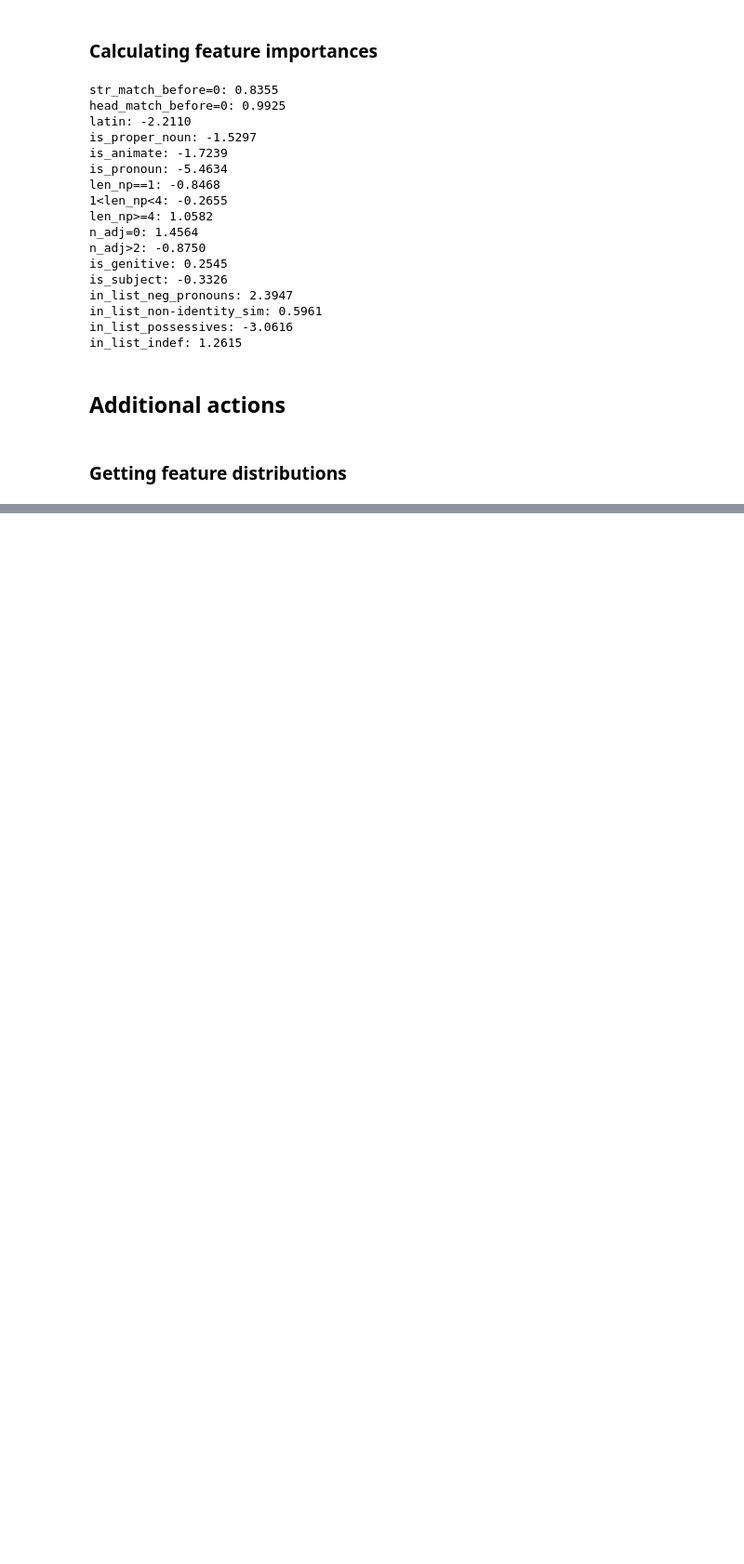
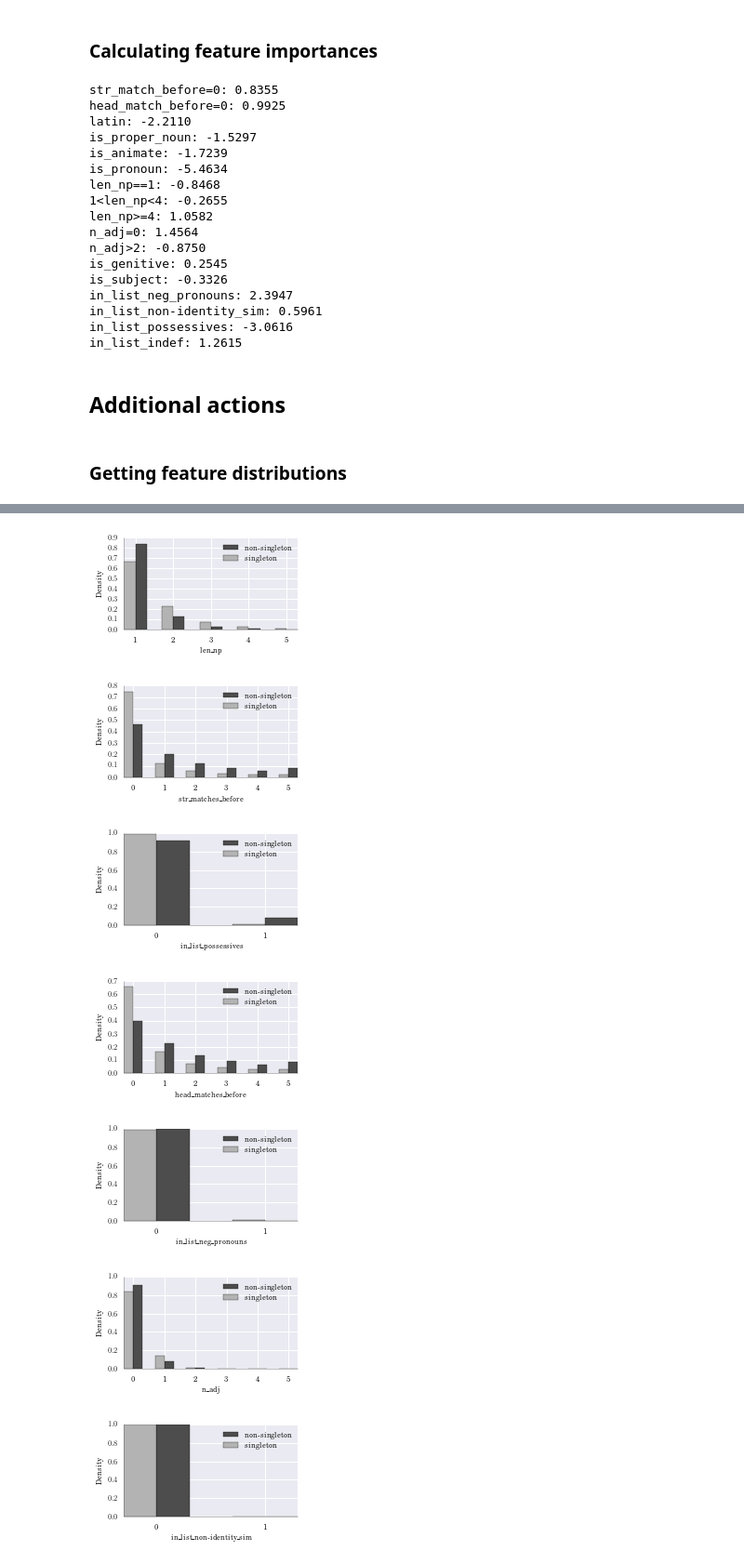
Before and after one commit to max-ionov/rucoref, a Jupyter notebook: notebooks/singletons.ipynb, the cells around one changed output, grey strips where cells are left out. Shown at 93% size. Drawn from its saved outputs; the diff is of its cells as text; code cells hidden in the pictures; blank space fills up the shorter version.

Commit message:
singletons experiment notebook fixed

```diff
--- a/notebooks/singletons.ipynb
+++ b/notebooks/singletons.ipynb
@@ -437,7 +449,7 @@ for i, item in enumerate(singleton_clf.groups_test):
 ### Calculating feature importances
 # %%
 regr = LogisticRegression(random_state=random_state)
-sampler = sampler=SMOTE(ratio=singleton_clf.ratio, verbose=False, kind='borderline1', random_state=random_state)
+sampler = SMOTE(ratio=singleton_clf.ratio, verbose=False, kind='borderline1', random_state=random_state)
 
 singleton_clf.fit(regr, sampler)
 # %%
@@ -487,6 +479,0 @@ feature_distributions = {feat_name: {cls: [] for cls in class_names + ('total',)
-# %%
-for i, row in enumerate(feature_values_train):
-    cur_key = class_names[int(y_data_train[i])]
-    for feat_name in row:
-        feature_distributions[feat_name][cur_key].append(row[feat_name])
-        feature_distributions[feat_name]['total'].append(row[feat_name])
@@ -569,8 +576,8 @@ def format_axes(ax):
 # %%
 latexify()
 # %%
-def plot_feat_distribution(distribution, x_label='Feature value', filename='plot.pdf'):
-    bins = range(5)
+def plot_feat_distribution(distribution, class_names, x_label='Feature value', filename='plot.pdf'):
+    bins = range(7)
 
     ax = plt.gca()
     ax.set_xlabel(x_label)
@@ -579,28 +586,22 @@ def plot_feat_distribution(distribution, x_label='Feature value', filename='plot
     plt.tight_layout()
     format_axes(ax)
 
-    #plt.hist(distribution['first'], color="0.1", bins=bins, alpha=0.5, label='first', normed=True)
-    #plt.hist(distribution['non-first'], color="0.8", bins=bins, alpha=0.5, label='non-first', normed=True)
-    #plt.savefig("{}.pdf".format(filename))
-    #plt.show()
-    #plt.close()
+    normed = True
 
-    first_hist = np.histogram(distribution['first'], bins, normed=True)
-    nonfirst_hist = np.histogram(distribution['non-first'], bins, normed=True)
+    true_hist = np.histogram(distribution[class_names[1]], bins, normed=normed)
+    false_hist = np.histogram(distribution[class_names[0]], bins, normed=normed)
 
     w = 0.3
 
-    first_x = [item for item in range(len(first_hist[0]))]
-    non_first_x = [item+w for item in range(len(nonfirst_hist[0]))]
+    true_x = [item for item in range(len(true_hist[0]))]
+    false_x = [item+w for item in range(len(false_hist[0]))]
 
-    ax.set_xticks([item + float(w) for item in first_x])
-    ax.set_xticklabels(first_x)
+    ax.set_xticks([item + float(w) for item in true_x])
+    ax.set_xticklabels(true_x)
 
-    rects1 = plt.bar(non_first_x, nonfirst_hist[0], w, color='0.3')
-    rects2 = plt.bar(first_x, first_hist[0], w, color='0.7')
+    rects1 = plt.bar(false_x, false_hist[0], w, color='0.3')
+    rects2 = plt.bar(true_x, true_hist[0], w, color='0.7')
     plt.legend((rects1, rects2), class_names, loc='upper right')
-
-    print class_names
 
     plt.savefig("{}.pdf".format(filename))
     plt.show()
@@ -619,0 +609,16 @@ plot_feat_distribution(feature_distributions['head_matches_before'], filename='h
+# %%
+import os
+
+for feat_name in feature_distributions:
+    if feat_name == 'class':
+        continue
+    plot_feat_distribution(feature_distributions[feat_name], singleton_clf.class_names_,
+                           x_label=feat_name.replace('_', '\\_'), filename=os.path.join('CLLS-2016', feat_name))
+# %% [output]
+[figure, added]
+[figure, added]
+[figure, added]
+[figure, added]
+[figure, added]
+[figure, added]
+[figure, added]
```
Also changed, not shown: parts of 23 cells of this notebook.
